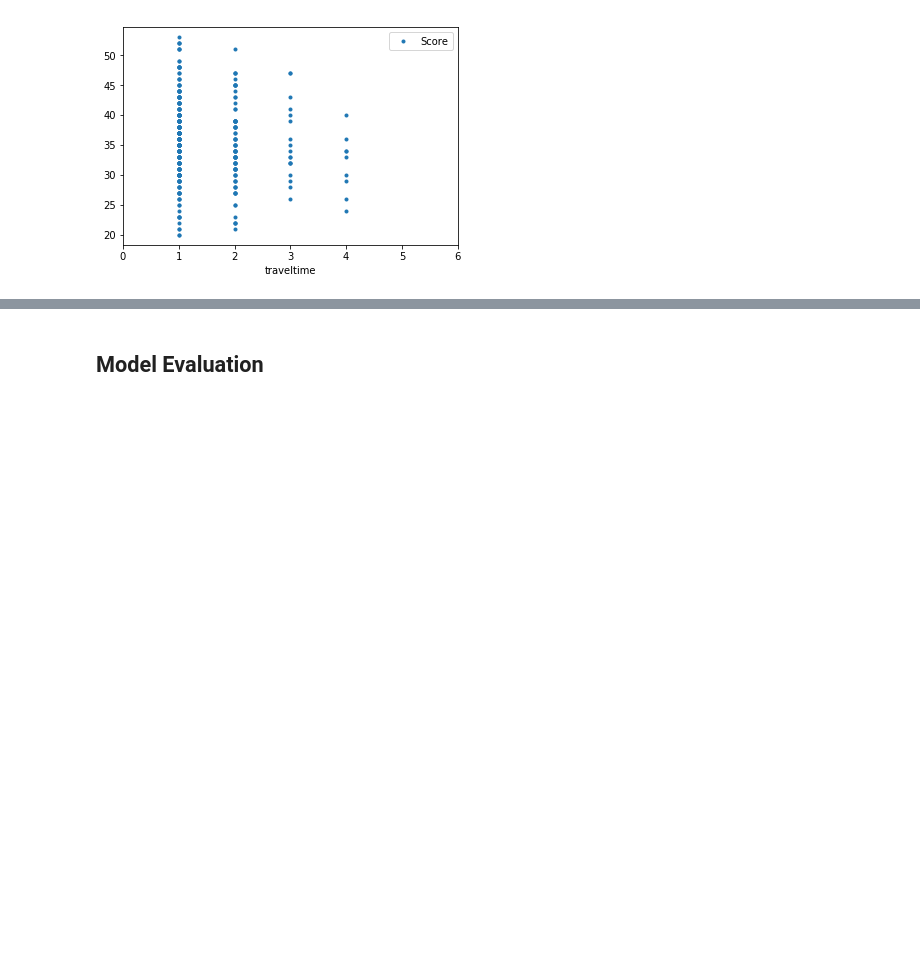
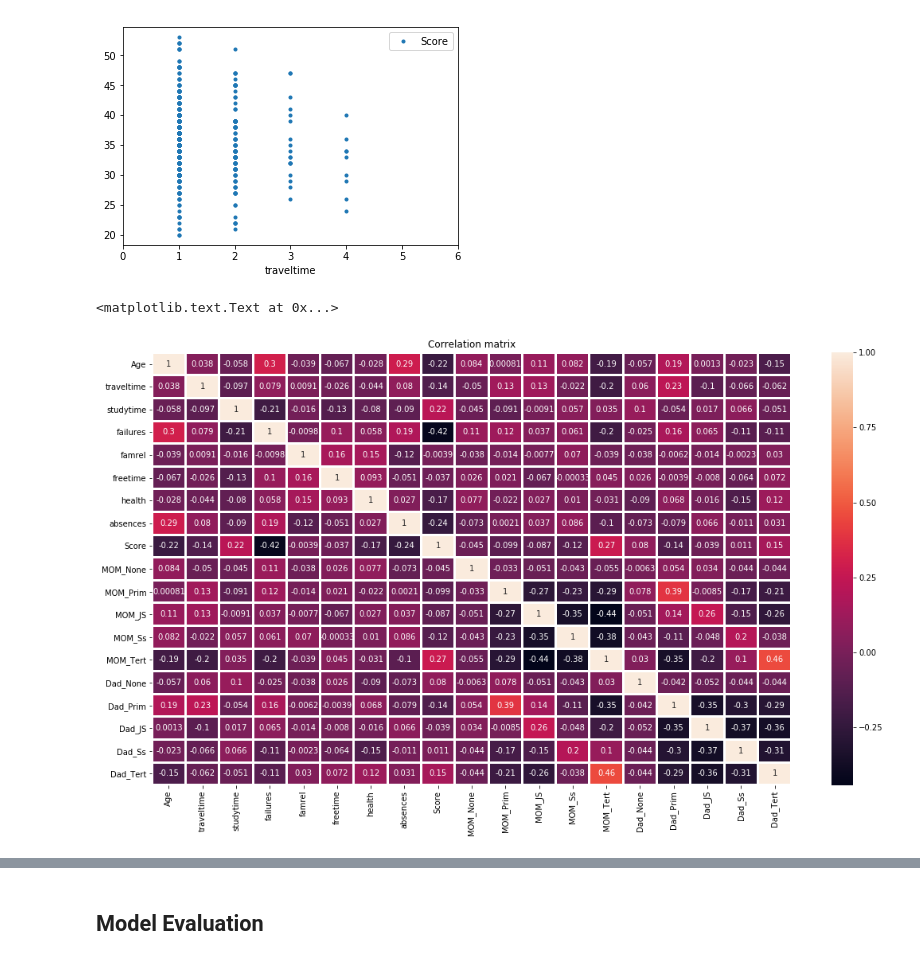
Before and after one commit to Mogbo/Student-score-prediction, a Jupyter notebook: Competition.ipynb, the cells around one changed output, grey strips where cells are left out. Saved outputs shown, nothing was run; the diff lists cells and outputs as text; code cells hidden in the pictures; blank space fills up the shorter version.

```diff
--- a/Competition.ipynb
+++ b/Competition.ipynb
@@ -241,3 +241,13 @@ left=2.0, right=2.0
 | traveltime | 1.00000 | -0.12341 |
 | Score | -0.12341 | 1.00000 |
 [figure]
+# %%
+corr_matrix=data_cleaned.corr()
+# %%
+f, ax = plt.subplots(figsize=[18,10])
+sns.heatmap(corr_matrix, linewidths=2, ax=ax, annot=True)    # annot parameter sets the values.
+#as you can see in heatmap, longitude are latitude
+ax.set_title('Correlation matrix')
+# %% [output]
+<matplotlib.text.Text at 0x...>
+[figure, added]
```
Also changed, not shown: parts of 7 cells of this notebook.
